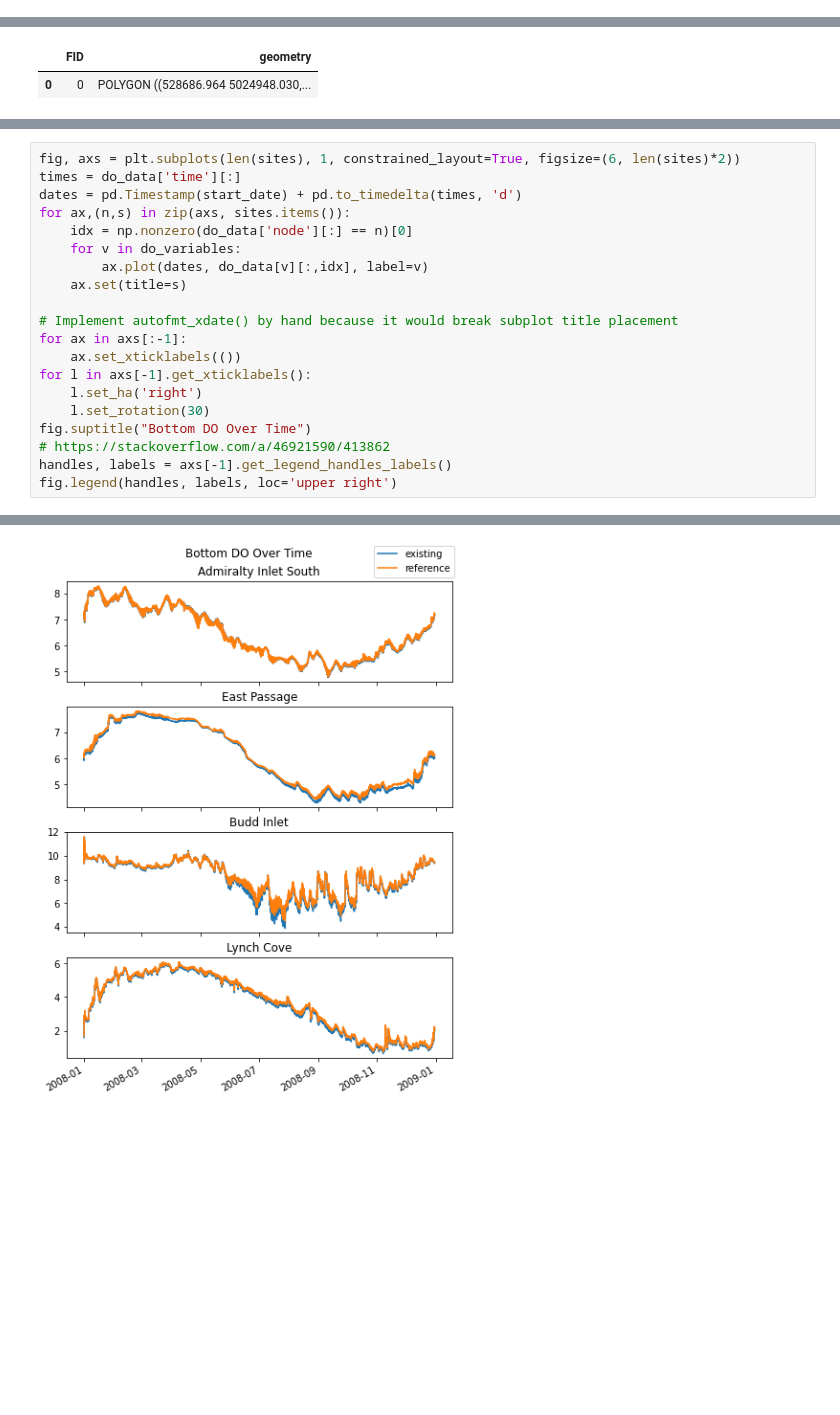
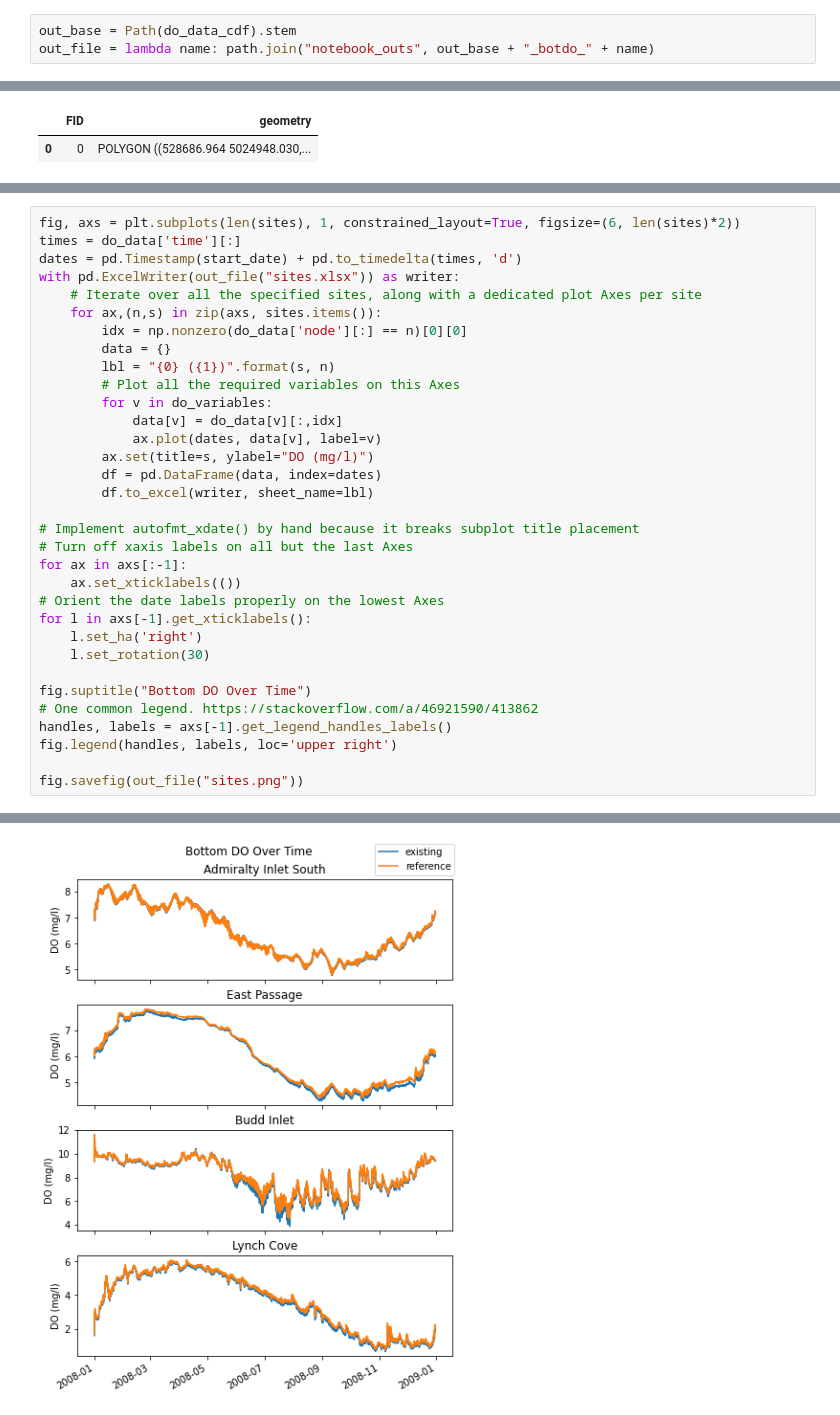
Before and after one commit to bedaro/ssm-analysis, a Jupyter notebook: Bottom DO.ipynb, the cells around one changed output, grey strips where cells are left out. Cells and saved outputs as stored; diff of their text form; blank space fills up the shorter version.

```diff
--- a/Bottom DO.ipynb
+++ b/Bottom DO.ipynb
@@ -45,3 +58,6 @@ root group (NETCDF4 data model, file format HDF5):
+# %%
+out_base = Path(do_data_cdf).stem
+out_file = lambda name: path.join("notebook_outs", out_base + "_botdo_" + name)
 # %%
 domain = gpd.read_file(domain_out_shp)
 domain.set_index('node_id', inplace=True)
@@ -64,20 +82,33 @@ full_union.head()
 fig, axs = plt.subplots(len(sites), 1, constrained_layout=True, figsize=(6, len(sites)*2))
 times = do_data['time'][:]
 dates = pd.Timestamp(start_date) + pd.to_timedelta(times, 'd')
-for ax,(n,s) in zip(axs, sites.items()):
-    idx = np.nonzero(do_data['node'][:] == n)[0]
-    for v in do_variables:
-        ax.plot(dates, do_data[v][:,idx], label=v)
-    ax.set(title=s)
+with pd.ExcelWriter(out_file("sites.xlsx")) as writer:
+    # Iterate over all the specified sites, along with a dedicated plot Axes per site
+    for ax,(n,s) in zip(axs, sites.items()):
+        idx = np.nonzero(do_data['node'][:] == n)[0][0]
+        data = {}
+        lbl = "{0} ({1})".format(s, n)
+        # Plot all the required variables on this Axes
+        for v in do_variables:
+            data[v] = do_data[v][:,idx]
+            ax.plot(dates, data[v], label=v)
+        ax.set(title=s, ylabel="DO (mg/l)")
+        df = pd.DataFrame(data, index=dates)
+        df.to_excel(writer, sheet_name=lbl)
 
-# Implement autofmt_xdate() by hand because it would break subplot title placement
+# Implement autofmt_xdate() by hand because it breaks subplot title placement
+# Turn off xaxis labels on all but the last Axes
 for ax in axs[:-1]:
     ax.set_xticklabels(())
+# Orient the date labels properly on the lowest Axes
 for l in axs[-1].get_xticklabels():
     l.set_ha('right')
     l.set_rotation(30)
+
 fig.suptitle("Bottom DO Over Time")
-# https://stackoverflow.com/a/46921590/413862
+# One common legend. https://stackoverflow.com/a/46921590/413862
 handles, labels = axs[-1].get_legend_handles_labels()
 fig.legend(handles, labels, loc='upper right')
+
+fig.savefig(out_file("sites.png"))
 # %% [output]
@@ -85 +115 @@ fig.legend(handles, labels, loc='upper right')
-[figure, old version]
+[figure, new version]
```
Also changed, not shown: parts of 11 cells of this notebook, 3 other files.
